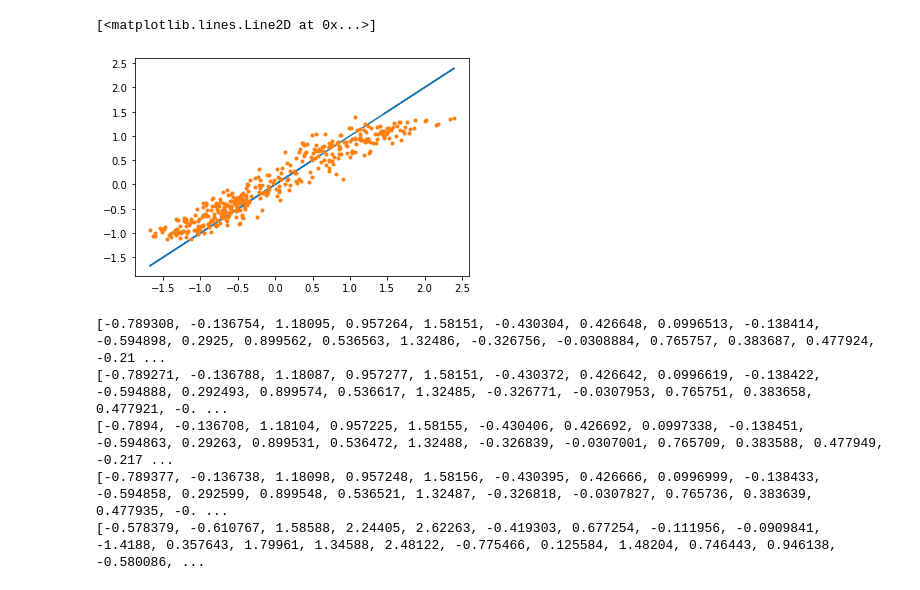
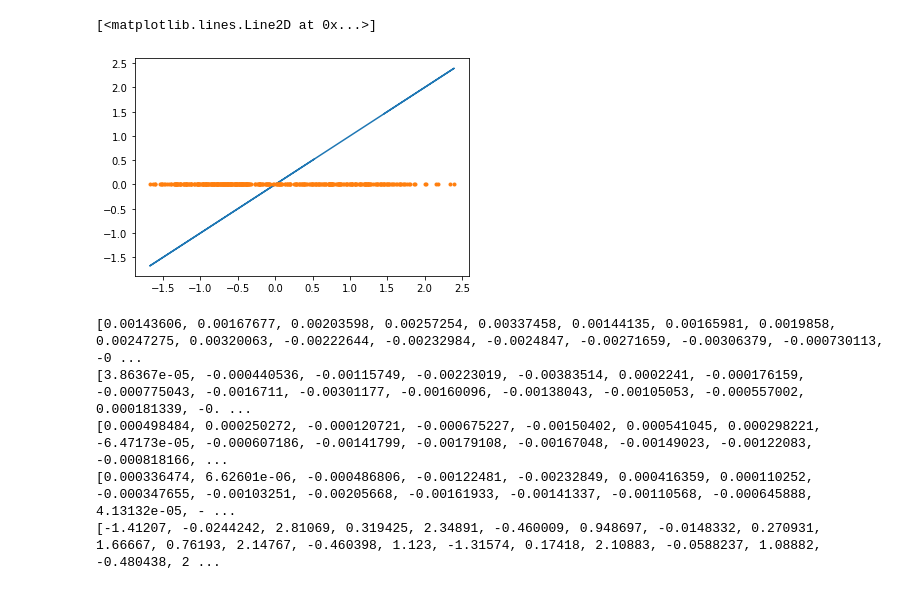
Before and after one commit to dinesh-krishnamoorthy/sADMM, a Jupyter notebook: python/sADMM.ipynb, the cells around one changed output. Saved outputs shown, nothing was run; the diff lists cells and outputs as text; code cells hidden in the pictures.

```diff
--- a/python/sADMM.ipynb
+++ b/python/sADMM.ipynb
@@ -91,19 +86,19 @@ plt.plot(y,y_pred0.full().reshape(-1,1),'.')
 # %%
-x0_opt = w_opt*0    # initial guess for x0
+x0_opt = w_opt*0.5    # initial guess for x0
 lam = np.ones(nw)      # initial guess for lambda_i
 Lam = []
 for i in range(0,len(solvers)):
     Lam.append(lam)  # Lam = [lambda_1,...lambda_N]
 
 x0_opt,x_opt = sADMM.sADMM_consensus(solvers,nlps,solver0,nlp0,x0_opt,Lam,rho,tol=0.0002,MaxIter=30)
 
 # Prediction
 y_pred0 = sADMM.MLP(x,x0_opt.full(),4,5,1)
 plt.plot(y,y)
 plt.plot(y,y_pred0.full().reshape(-1,1),'.')
 # %% [output]
 [<matplotlib.lines.Line2D at 0x...>]
-[figure, old version]
+[figure, new version]
 # %%
 print(x_opt[0])
 print(x_opt[1])
@@ -111,8 +106,8 @@ print(x_opt[2])
 print(x0_opt)
 print(Primal)
 # %% [output]
-[-0.789308, -0.136754, 1.18095, 0.957264, 1.58151, -0.430304, 0.426648, 0.0996513, -0.138414, -0.594898, 0.2925, 0.899562, 0.536563, 1.32486, -0.326756, -0.0308884, 0.765757, 0.383687, 0.477924, -0.21 ...
-[-0.789271, -0.136788, 1.18087, 0.957277, 1.58151, -0.430372, 0.426642, 0.0996619, -0.138422, -0.594888, 0.292493, 0.899574, 0.536617, 1.32485, -0.326771, -0.0307953, 0.765751, 0.383658, 0.477921, -0. ...
-[-0.7894, -0.136708, 1.18104, 0.957225, 1.58155, -0.430406, 0.426692, 0.0997338, -0.138451, -0.594863, 0.29263, 0.899531, 0.536472, 1.32488, -0.326839, -0.0307001, 0.765709, 0.383588, 0.477949, -0.217 ...
-[-0.789377, -0.136738, 1.18098, 0.957248, 1.58156, -0.430395, 0.426666, 0.0996999, -0.138433, -0.594858, 0.292599, 0.899548, 0.536521, 1.32487, -0.326818, -0.0307827, 0.765736, 0.383639, 0.477935, -0. ...
-[-0.578379, -0.610767, 1.58588, 2.24405, 2.62263, -0.419303, 0.677254, -0.111956, -0.0909841, -1.4188, 0.357643, 1.79961, 1.34588, 2.48122, -0.775466, 0.125584, 1.48204, 0.746443, 0.946138, -0.580086, ...
+[0.00143606, 0.00167677, 0.00203598, 0.00257254, 0.00337458, 0.00144135, 0.00165981, 0.0019858, 0.00247275, 0.00320063, -0.00222644, -0.00232984, -0.0024847, -0.00271659, -0.00306379, -0.000730113, -0 ...
+[3.86367e-05, -0.000440536, -0.00115749, -0.00223019, -0.00383514, 0.0002241, -0.000176159, -0.000775043, -0.0016711, -0.00301177, -0.00160096, -0.00138043, -0.00105053, -0.000557002, 0.000181339, -0. ...
+[0.000498484, 0.000250272, -0.000120721, -0.000675227, -0.00150402, 0.000541045, 0.000298221, -6.47173e-05, -0.000607186, -0.00141799, -0.00179108, -0.00167048, -0.00149023, -0.00122083, -0.000818166, ...
+[0.000336474, 6.62601e-06, -0.000486806, -0.00122481, -0.00232849, 0.000416359, 0.000110252, -0.000347655, -0.00103251, -0.00205668, -0.00161933, -0.00141337, -0.00110568, -0.000645888, 4.13132e-05, - ...
+[-1.41207, -0.0244242, 2.81069, 0.319425, 2.34891, -0.460009, 0.948697, -0.0148332, 0.270931, 1.66667, 0.76193, 2.14767, -0.460398, 1.123, -1.31574, 0.17418, 2.10883, -0.0588237, 1.08882, -0.480438, 2 ...
```
Also changed, not shown: parts of 2 cells of this notebook, 1 other file.
